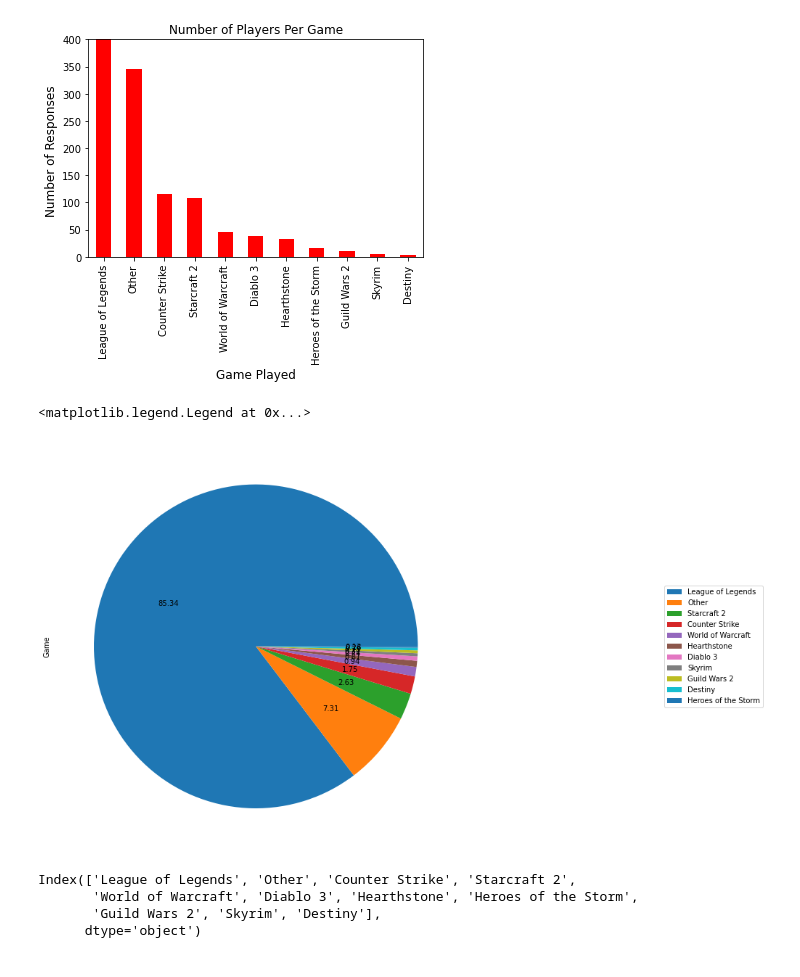
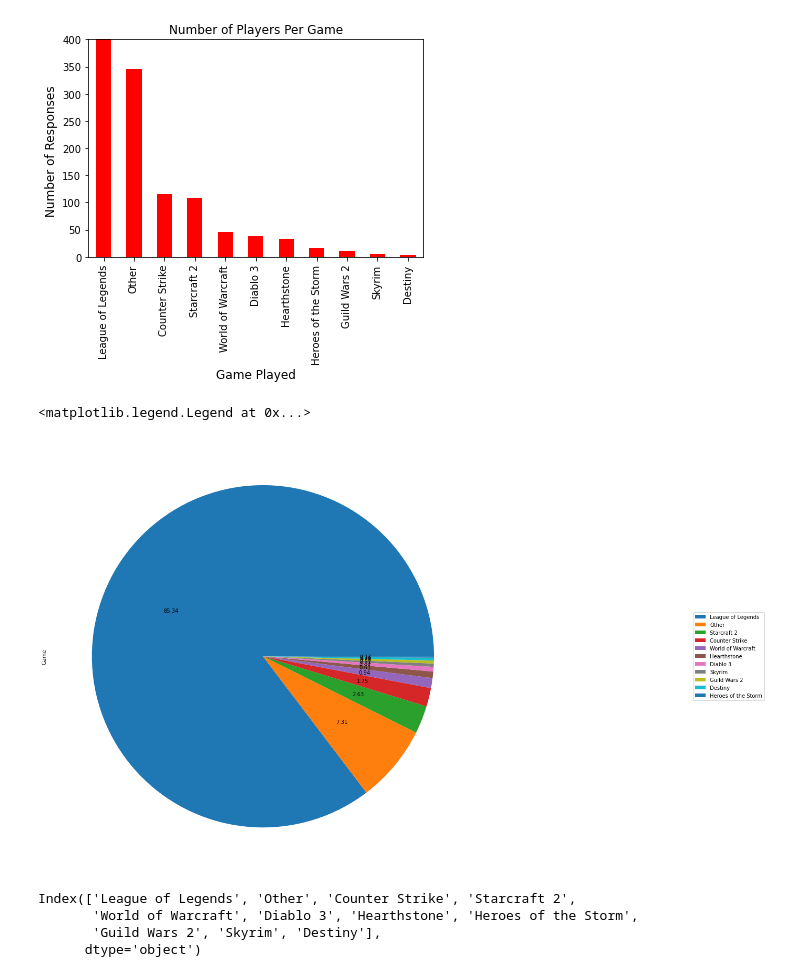
Before and after one commit to jagorman/gamebrain, a Jupyter notebook: daniels_code/game types.ipynb, the cells around one changed output. Drawn from its saved outputs; the diff is of its cells as text; code cells hidden in the pictures.

```diff
--- a/daniels_code/game types.ipynb
+++ b/daniels_code/game types.ipynb
@@ -180,11 +180,11 @@ Bar_pandas
 # filter, show everything except for LOL
 # %%
 gaming = loc_df["Game"].value_counts()
-gaming.plot(kind = "pie",autopct='%.2f',figsize= (10,15),labels = None)
+gaming.plot(kind = "pie",autopct='%.2f',figsize= (20,15),labels = None)
 plt.legend(loc='center left', bbox_to_anchor=(1.5, 0.5), labels= gaming.index)
 # %% [output]
 <matplotlib.legend.Legend at 0x...>
-[figure, old version]
+[figure, new version]
 # %%
 gaming.index
 # %% [output]
```
Also changed, not shown: parts of 4 cells of this notebook, 2 other files.
